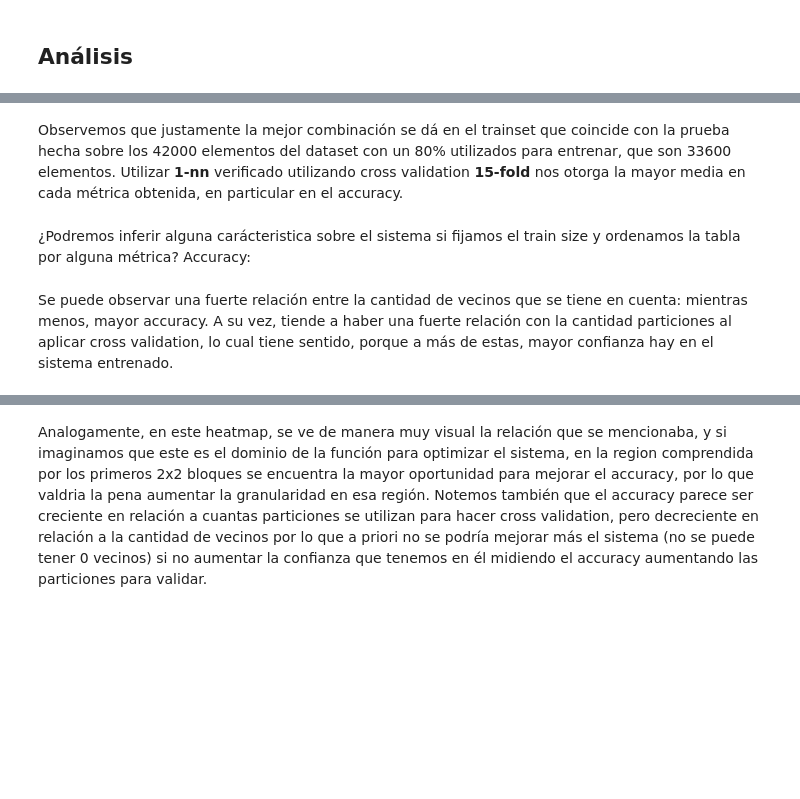
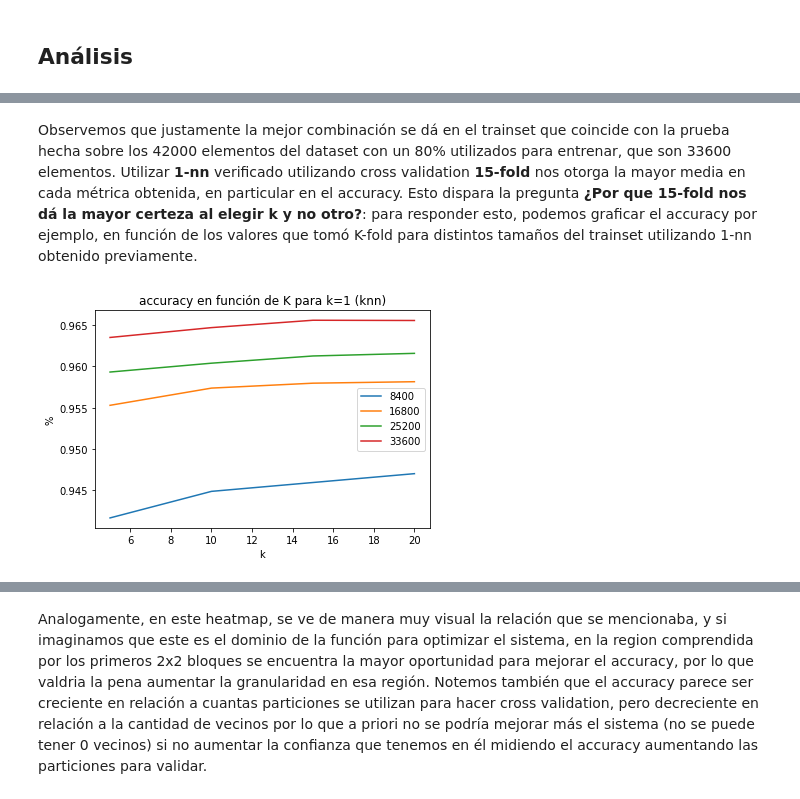
Before and after one commit to fzanollo/metodos-num, a Jupyter notebook: tp2/notebooks/exp_knn.ipynb, the cells around one changed output, grey strips where cells are left out. Saved outputs shown, nothing was run; the diff lists cells and outputs as text; code cells hidden in the pictures; blank space fills up the shorter version.

```diff
--- a/tp2/notebooks/exp_knn.ipynb
+++ b/tp2/notebooks/exp_knn.ipynb
@@ -45,4 +121,2 @@ for metric in metrics:
 # %% [markdown]
-Observemos que justamente la mejor combinación se dá en el trainset que coincide con la prueba hecha sobre los 42000 elementos del dataset con un 80% utilizados para entrenar, que son 33600 elementos. Utilizar __1-nn__ verificado utilizando cross validation __15-fold__ nos otorga la mayor media en cada métrica obtenida, en particular en el accuracy.
+Observemos que justamente la mejor combinación se dá en el trainset que coincide con la prueba hecha sobre los 42000 elementos del dataset con un 80% utilizados para entrenar, que son 33600 elementos. Utilizar __1-nn__ verificado utilizando cross validation __15-fold__ nos otorga la mayor media en cada métrica obtenida, en particular en el accuracy. Esto dispara la pregunta __¿Por que 15-fold nos dá la mayor certeza al elegir k y no otro?__: para responder esto, podemos graficar el accuracy por ejemplo, en función de los valores que tomó K-fold para distintos tamaños del trainset utilizando 1-nn obtenido previamente.
-# %% [markdown]
-¿Podremos inferir alguna carácteristica sobre el sistema si fijamos el train size y ordenamos la tabla por alguna métrica? Accuracy:
@@ -51,2 +123,21 @@ grouped.loc[33600].sort_values(by="accuracy", ascending=False).head(20)
-# %% [markdown]
-Se puede observar una fuerte relación entre la cantidad de vecinos que se tiene en cuenta: mientras menos, mayor accuracy. A su vez, tiende a haber una fuerte relación con la cantidad particiones al aplicar cross validation, lo cual tiene sentido, porque a más de estas, mayor confianza hay en el sistema entrenado.
+# %%
+def plot_kfold(metric, knn):
+    plt.title(f"{metric} en función de K para k={knn} (knn)")
+    plt.xlabel("k")
+    plt.ylabel("%")
+
+    sizes = grouped.index.levels[0].values
+    xs = grouped.index.levels[2].values
+
+    for size in sizes:
+        ys = []
+        for x in xs:
+            ys.append(grouped.loc[size, knn, x][metric])
+        plt.plot(xs, ys)
+
+    plt.gca().legend(tuple(sizes))
+    plt.show()
+
+plot_kfold("accuracy", 1)
+# %% [output]
+[figure, added]
```
Also changed, not shown: parts of 27 cells of this notebook.
